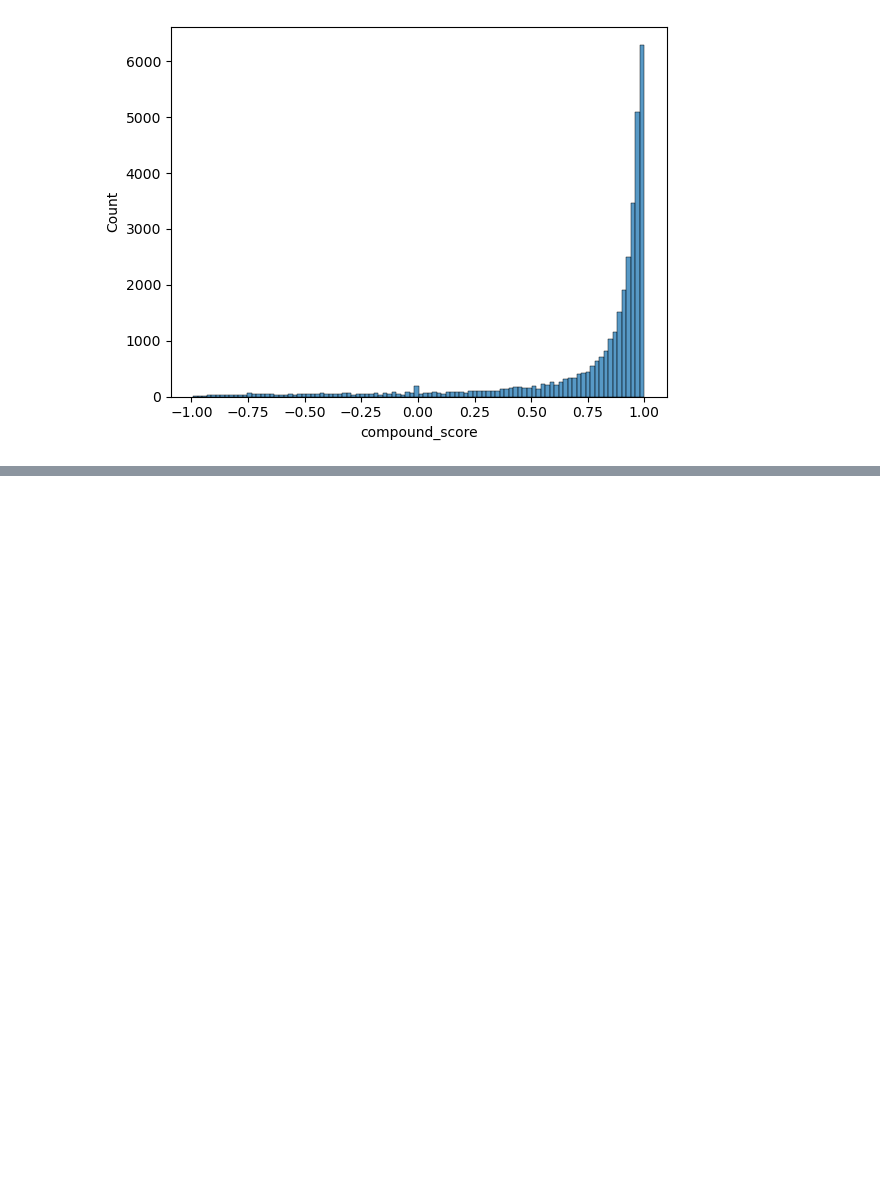
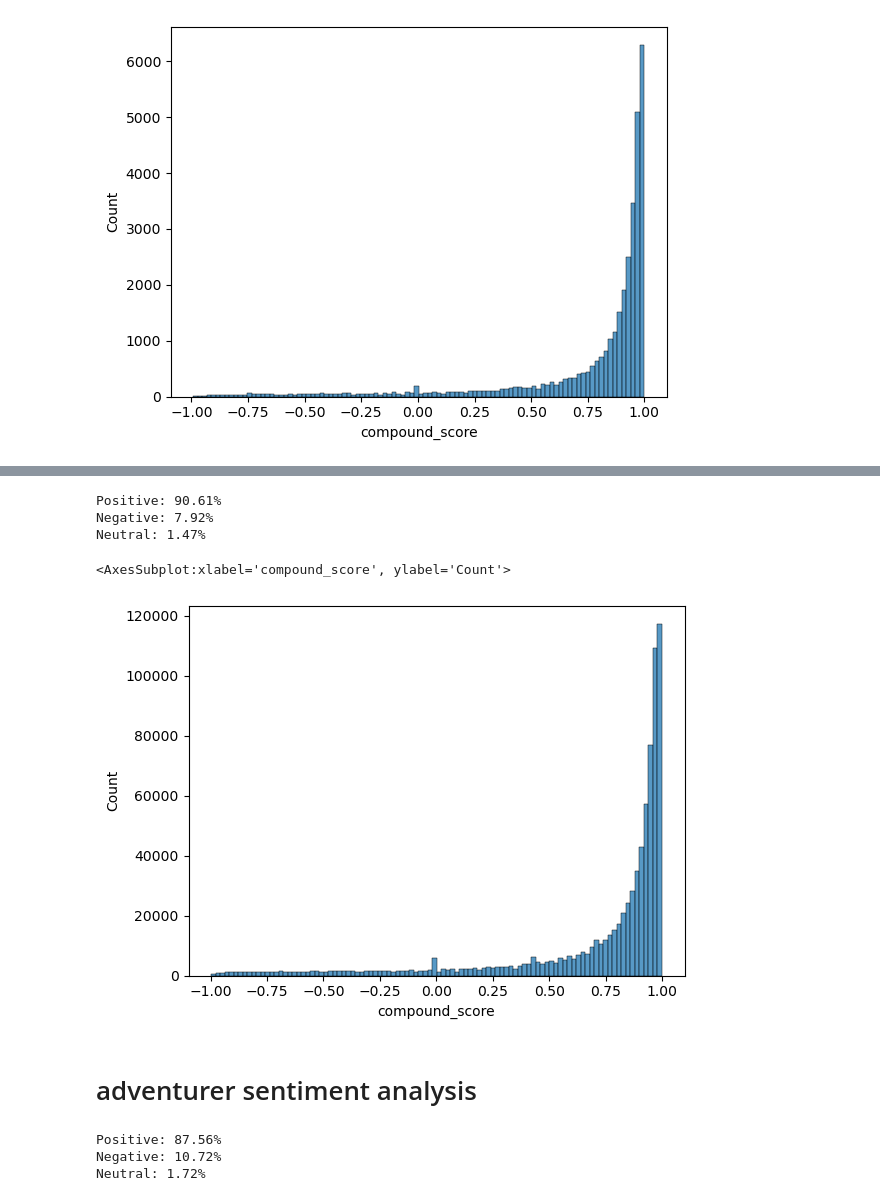
Before and after one commit to epfl-ada/ada-2022-project-analyteam, a Jupyter notebook: categories_sentiment.ipynb, the cells around one changed output, grey strips where cells are left out. Drawn from its saved outputs; the diff is of its cells as text; code cells hidden in the pictures; blank space fills up the shorter version.

```diff
--- a/categories_sentiment.ipynb
+++ b/categories_sentiment.ipynb
@@ -317,0 +328,18 @@ sns.histplot(compound_score, bins=100)
+# %%
+# proportion of positive, negative and neutral reviews in percentage
+n_ratings = compound_score.shape[0]
+print(f"Positive: {nb_pos/n_ratings*100:.2f}%")
+print(f"Negative: {nb_neg/n_ratings*100:.2f}%")
+print(f"Neutral: {nb_neu/n_ratings*100:.2f}%")
+# %% [output]
+Positive: 90.61%
+Negative: 7.92%
+Neutral: 1.47%
+# %%
+# plot histogram of sentiment scores
+sns.histplot(compound_score, bins=100)
+# %% [output]
+<AxesSubplot:xlabel='compound_score', ylabel='Count'>
+[figure, added]
+# %% [markdown]
+# adventurer sentiment analysis
@@ -317,0 +351,10 @@ sns.histplot(compound_score, bins=100)
+# %%
+# proportion of positive, negative and neutral reviews in percentage
+n_ratings = compound_score.shape[0]
+print(f"Positive: {nb_pos/n_ratings*100:.2f}%")
+print(f"Negative: {nb_neg/n_ratings*100:.2f}%")
+print(f"Neutral: {nb_neu/n_ratings*100:.2f}%")
+# %% [output]
+Positive: 87.56%
+Negative: 10.72%
+Neutral: 1.72%
```
Also changed, not shown: parts of 55 cells of this notebook, 1 other file.
